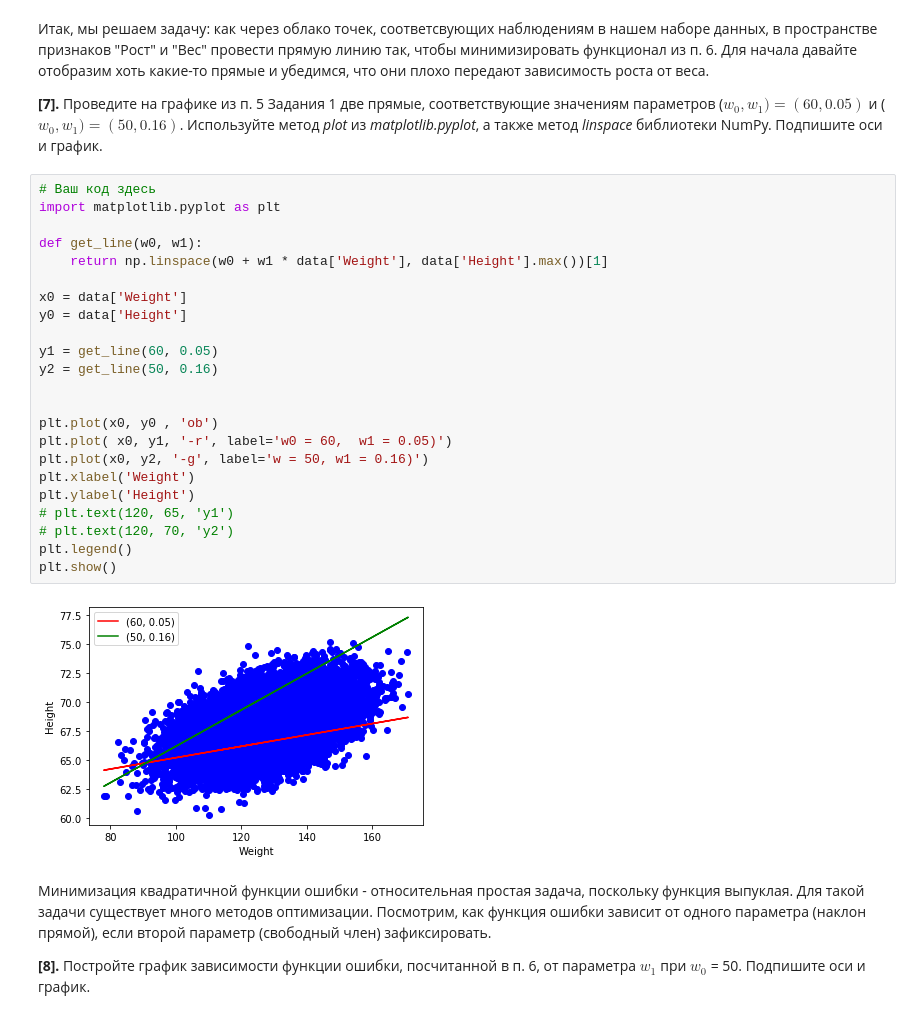
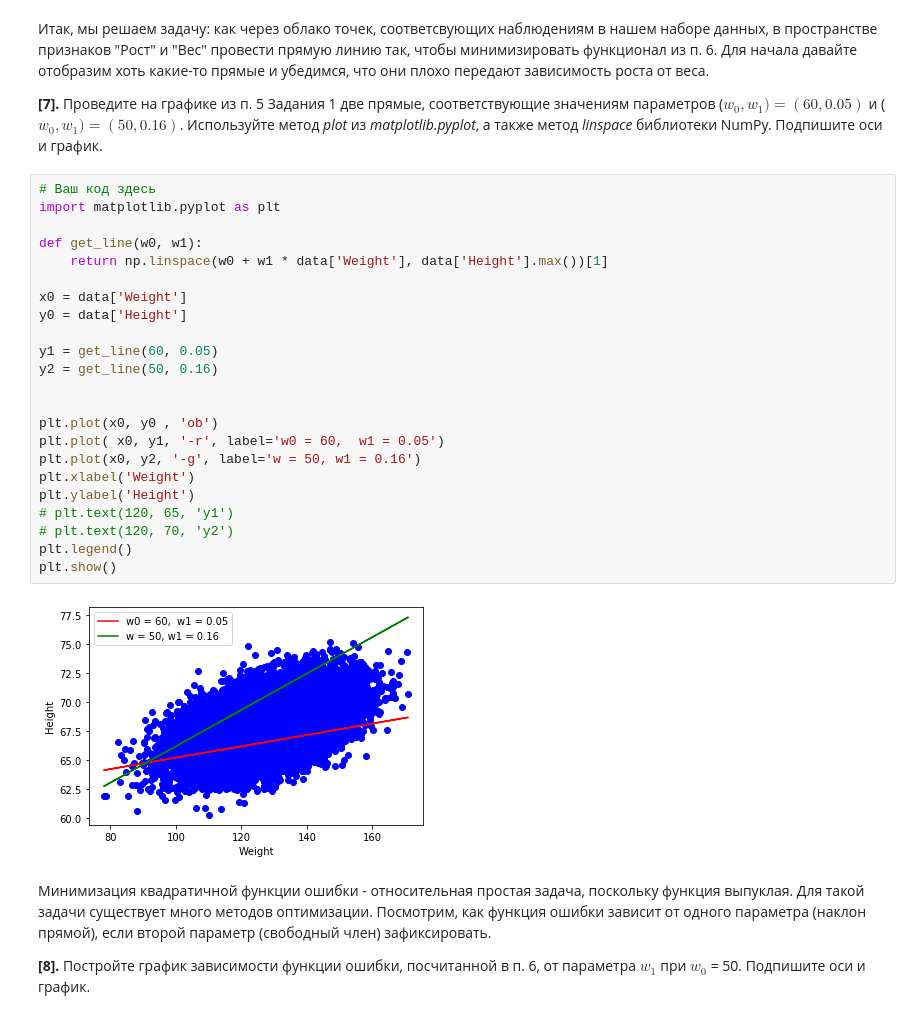
Before and after one commit to nikage/ds-and-ml-course, a Jupyter notebook: task1 2/linreg_height_weight.ipynb, the cells around one changed output. Cells and saved outputs as stored; diff of their text form.

```diff
--- a/task1 2/linreg_height_weight.ipynb
+++ b/task1 2/linreg_height_weight.ipynb
@@ -153,28 +153,28 @@ def error(w0, w1):
 # %%
 # Ваш код здесь
 import matplotlib.pyplot as plt
 
 def get_line(w0, w1):
     return np.linspace(w0 + w1 * data['Weight'], data['Height'].max())[1]
 
 x0 = data['Weight']
 y0 = data['Height']
 
 y1 = get_line(60, 0.05)
 y2 = get_line(50, 0.16)
 
 
 plt.plot(x0, y0 , 'ob')
-plt.plot( x0, y1, '-r', label='w0 = 60,  w1 = 0.05)')
-plt.plot(x0, y2, '-g', label='w = 50, w1 = 0.16)')
+plt.plot( x0, y1, '-r', label='w0 = 60,  w1 = 0.05')
+plt.plot(x0, y2, '-g', label='w = 50, w1 = 0.16')
 plt.xlabel('Weight')
 plt.ylabel('Height')
 # plt.text(120, 65, 'y1')
 # plt.text(120, 70, 'y2')
 plt.legend()
 plt.show()
 # %% [output]
-[figure, old version]
+[figure, new version]
 # %% [markdown]
 Минимизация квадратичной функции ошибки - относительная простая задача, поскольку функция выпуклая. Для такой задачи существует много методов оптимизации. Посмотрим, как функция ошибки зависит от одного параметра (наклон прямой), если второй параметр (свободный член) зафиксировать.
 
```
Also changed, not shown: parts of 2 cells of this notebook.
